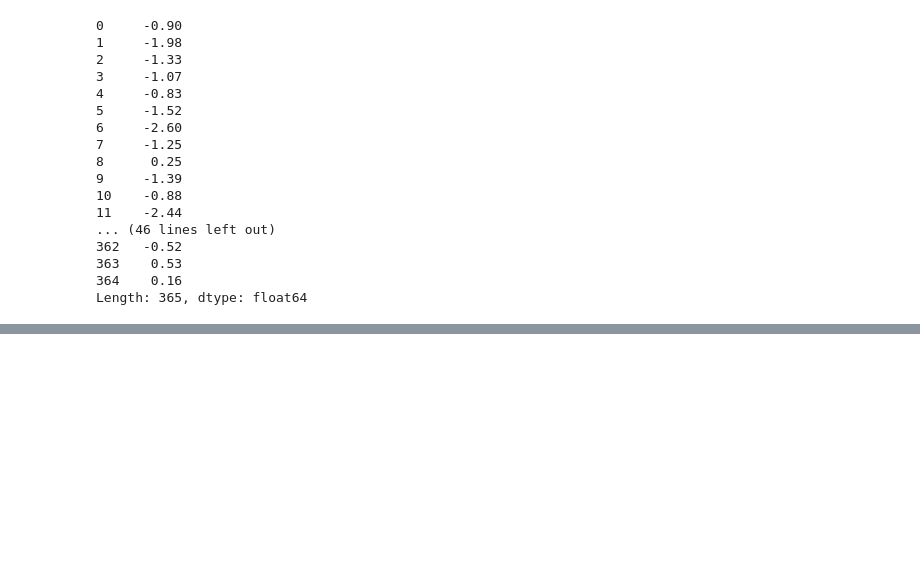
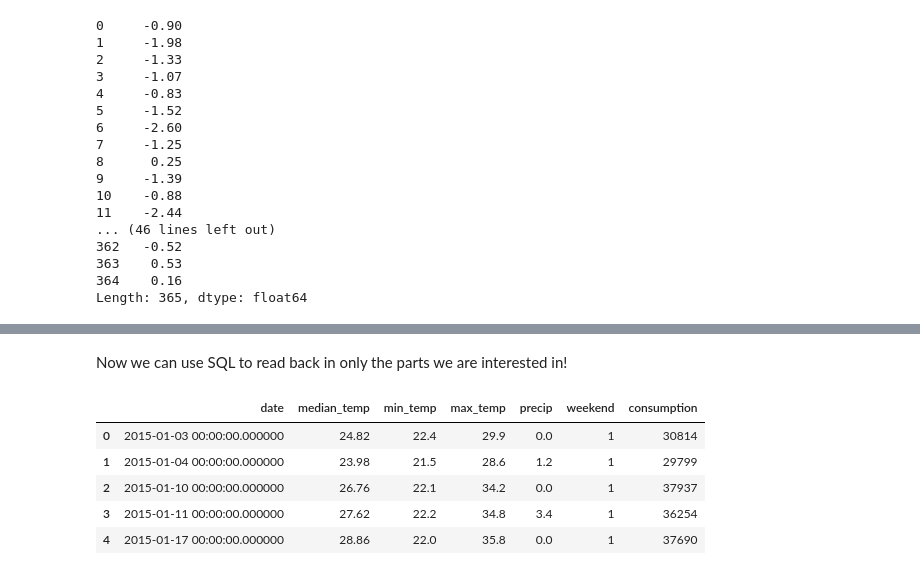
Before and after one commit to andersbogsnes/pandas_tutorial, a Jupyter notebook: 1. Loading and selecting data.ipynb, the cells around one changed output, grey strips where cells are left out. Cells and saved outputs as stored; diff of their text form; code cells hidden in the pictures; blank space fills up the shorter version.

```diff
--- a/1. Loading and selecting data.ipynb
+++ b/1. Loading and selecting data.ipynb
@@ -533,0 +570,3 @@ Note that pandas does elementwise operations, so you can also do +, -, / and *
+# %%
+from sqlalchemy import create_engine
+engine = 'sqlite:///beer.db'
@@ -533,0 +575,12 @@ Note that pandas does elementwise operations, so you can also do +, -, / and *
+# %% [markdown]
+Now we can use SQL to read back in only the parts we are interested in!
+# %%
+only_weekend = pd.read_sql("select * from consumption where weekend = 1", engine)
+only_weekend.head()
+# %% [output]
+|  | date | median_temp | min_temp | max_temp | precip | weekend | consumption |
+| 0 | 2015-01-03 00:00:00.000000 | 24.82 | 22.4 | 29.9 | 0.0 | 1 | 30814 |
+| 1 | 2015-01-04 00:00:00.000000 | 23.98 | 21.5 | 28.6 | 1.2 | 1 | 29799 |
+| 2 | 2015-01-10 00:00:00.000000 | 26.76 | 22.1 | 34.2 | 0.0 | 1 | 37937 |
+| 3 | 2015-01-11 00:00:00.000000 | 27.62 | 22.2 | 34.8 | 3.4 | 1 | 36254 |
+| 4 | 2015-01-17 00:00:00.000000 | 28.86 | 22.0 | 35.8 | 0.0 | 1 | 37690 |
```
Also changed, not shown: parts of 13 cells of this notebook, 1 other file.
